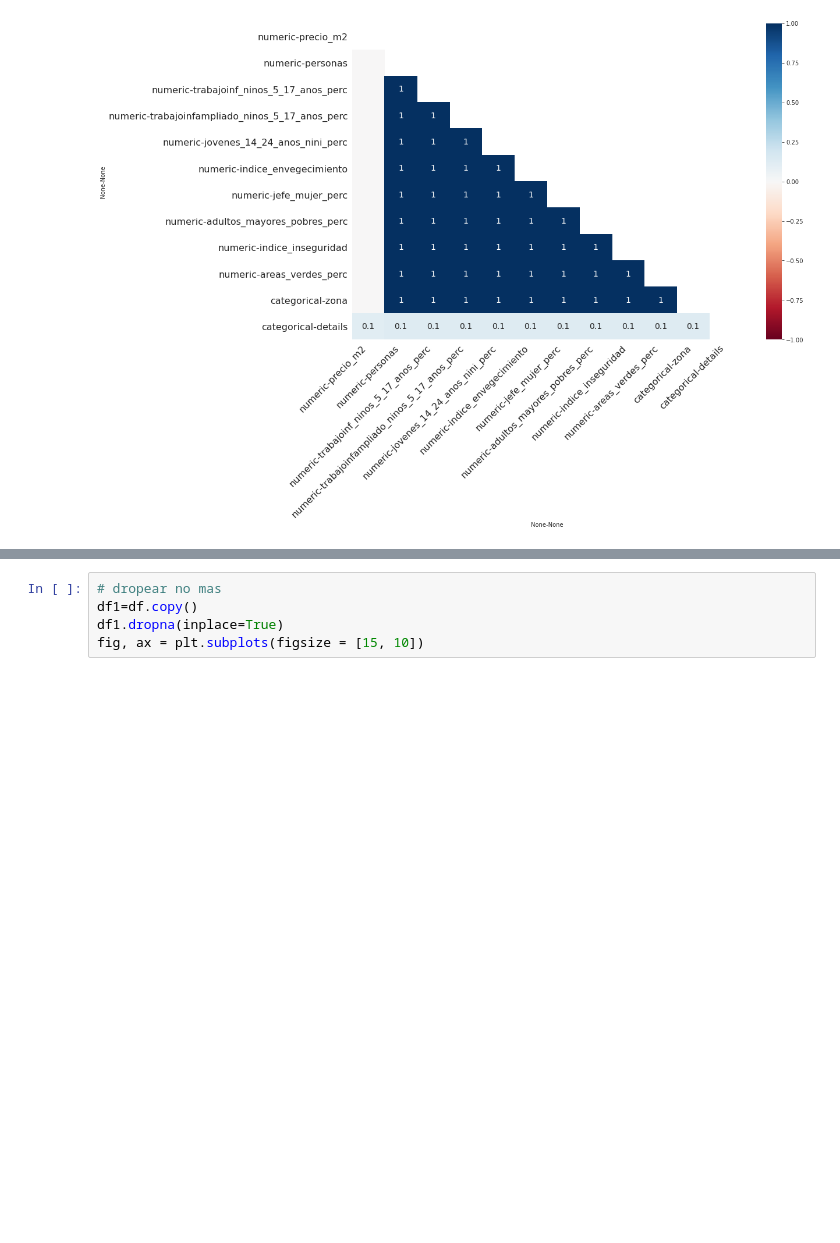
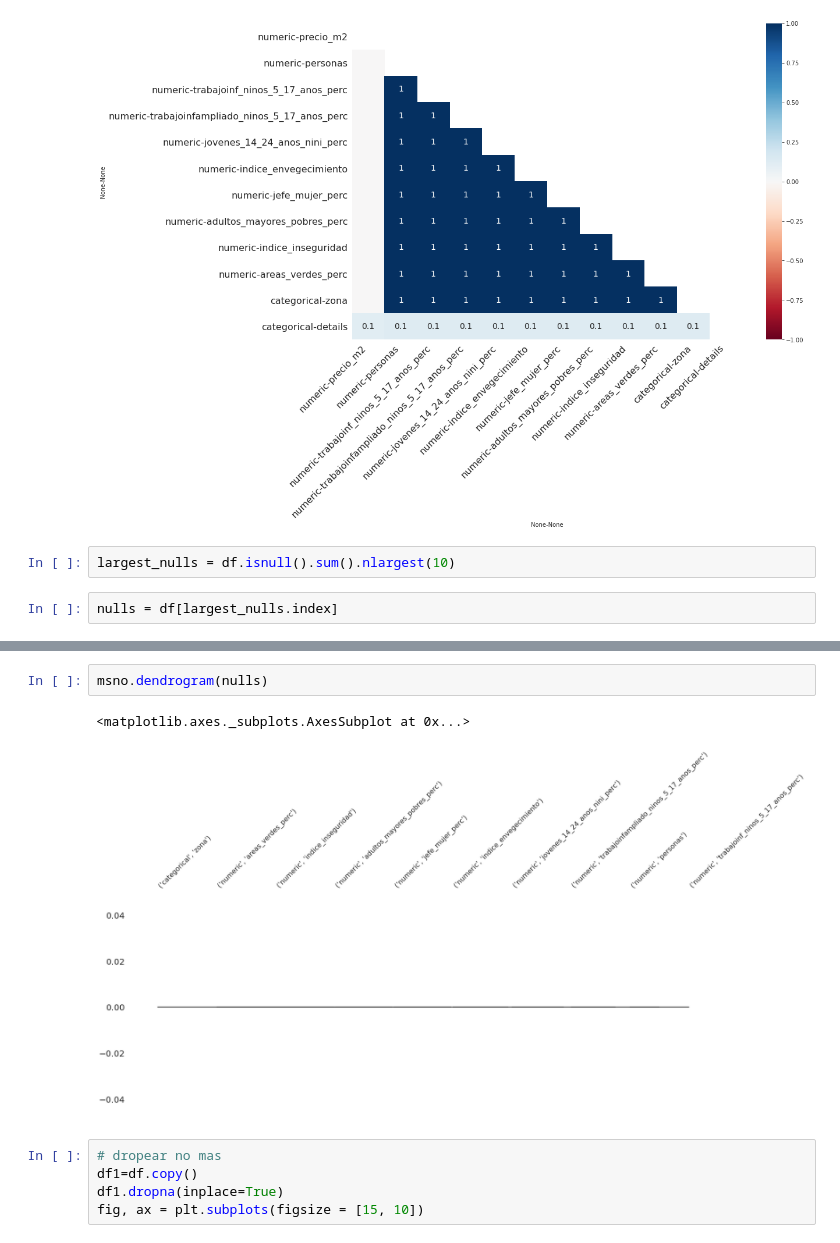
Before and after one commit to Baarry11/Tarea-1-LabDeDatos, a Jupyter notebook: tarea1.ipynb, the cells around one changed output, grey strips where cells are left out. Drawn from its saved outputs; the diff is of its cells as text; blank space fills up the shorter version.

```diff
--- a/tarea1.ipynb
+++ b/tarea1.ipynb
@@ -489,3 +489,7 @@ msno.heatmap(df, ax = ax)
 # %% [output]
 <matplotlib.axes._subplots.AxesSubplot at 0x...>
 [figure]
+# %%
+largest_nulls = df.isnull().sum().nlargest(10)
+# %%
+nulls = df[largest_nulls.index]
@@ -492,3 +513,8 @@ msno.heatmap(df, ax = ax)
+# %%
+msno.dendrogram(nulls)
+# %% [output]
+<matplotlib.axes._subplots.AxesSubplot at 0x...>
+[figure, added]
 # %%
 # dropear no mas
 df1=df.copy()
```
Also changed, not shown: parts of 22 cells of this notebook, 2 other files.
